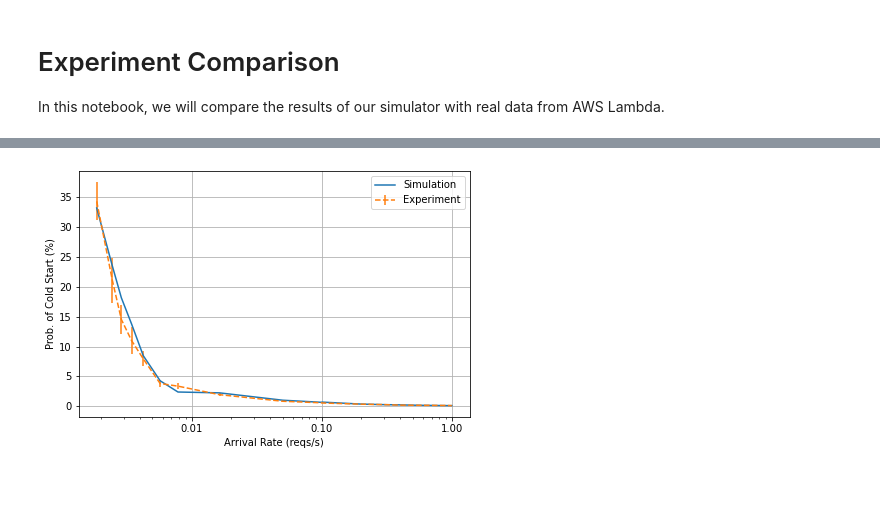
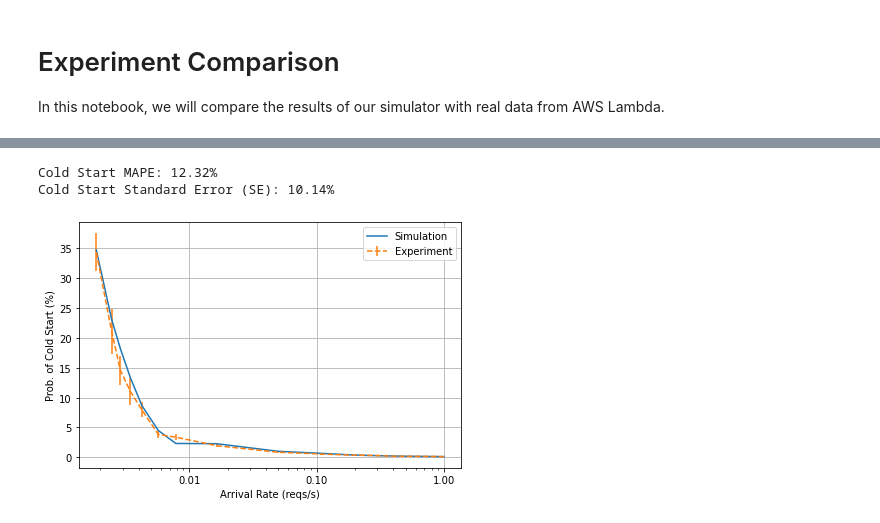
Before and after one commit to pacslab/simfaas, a Jupyter notebook: examples/04-Experiment-Comparison.ipynb, the cells around one changed output, grey strips where cells are left out. Drawn from its saved outputs; the diff is of its cells as text; code cells hidden in the pictures; blank space fills up the shorter version.

```diff
--- a/examples/04-Experiment-Comparison.ipynb
+++ b/examples/04-Experiment-Comparison.ipynb
@@ -70,15 +70,22 @@ dtype: float64
 # %%
 from matplotlib.ticker import ScalarFormatter
 
 plt.semilogx(exp_df['ArrivalRate'], sim_cold_probs * 100, label='Simulation')
 plt.errorbar(exp_df['ArrivalRate'], exp_df['ColdStartProbability']
          * 100, yerr=exp_df['ColdStartProbabilitySE'] * 100, ls='--', label='Experiment')
 plt.legend()
 plt.grid(True)
 plt.tight_layout()
 plt.ylabel("Prob. of Cold Start (%)")
 plt.xlabel('Arrival Rate (reqs/s)')
 plt.gca().xaxis.set_major_formatter(ScalarFormatter())
-# plt.gcf().subplots_adjust(left=0.15, bottom=0.2)
+plt.gcf().subplots_adjust(left=0.09, bottom=0.11)
+
+mape = np.mean(np.abs((sim_cold_probs - exp_df['ColdStartProbability'])/exp_df['ColdStartProbability']*100))
+print(f"Cold Start MAPE: {mape:4.2f}%")
+cold_start_se = np.mean(exp_df['ColdStartProbabilitySE']/exp_df['ColdStartProbability']) * 100
+print(f"Cold Start Standard Error (SE): {cold_start_se:4.2f}%")
 # %% [output]
+Cold Start MAPE: 12.32%
+Cold Start Standard Error (SE): 10.14%
-[figure, old version]
+[figure, new version]
```
Also changed, not shown: parts of 2 cells of this notebook.
